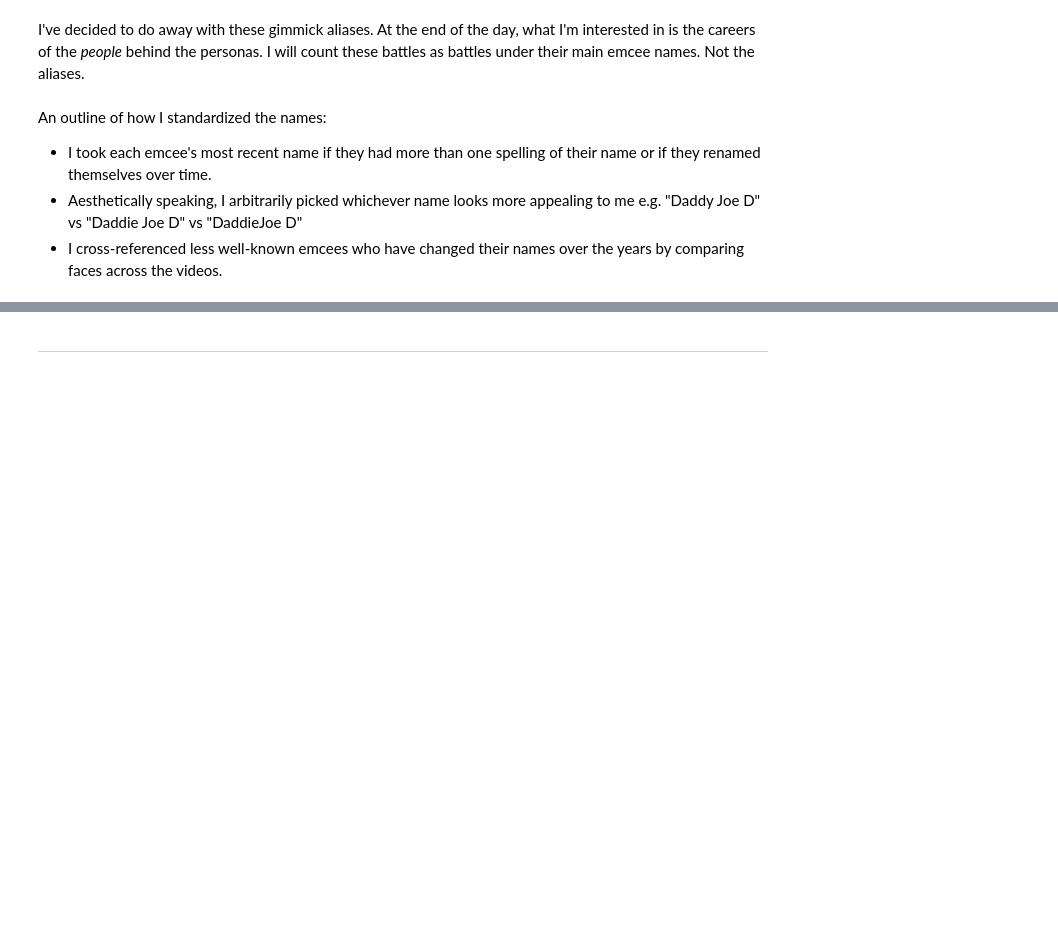
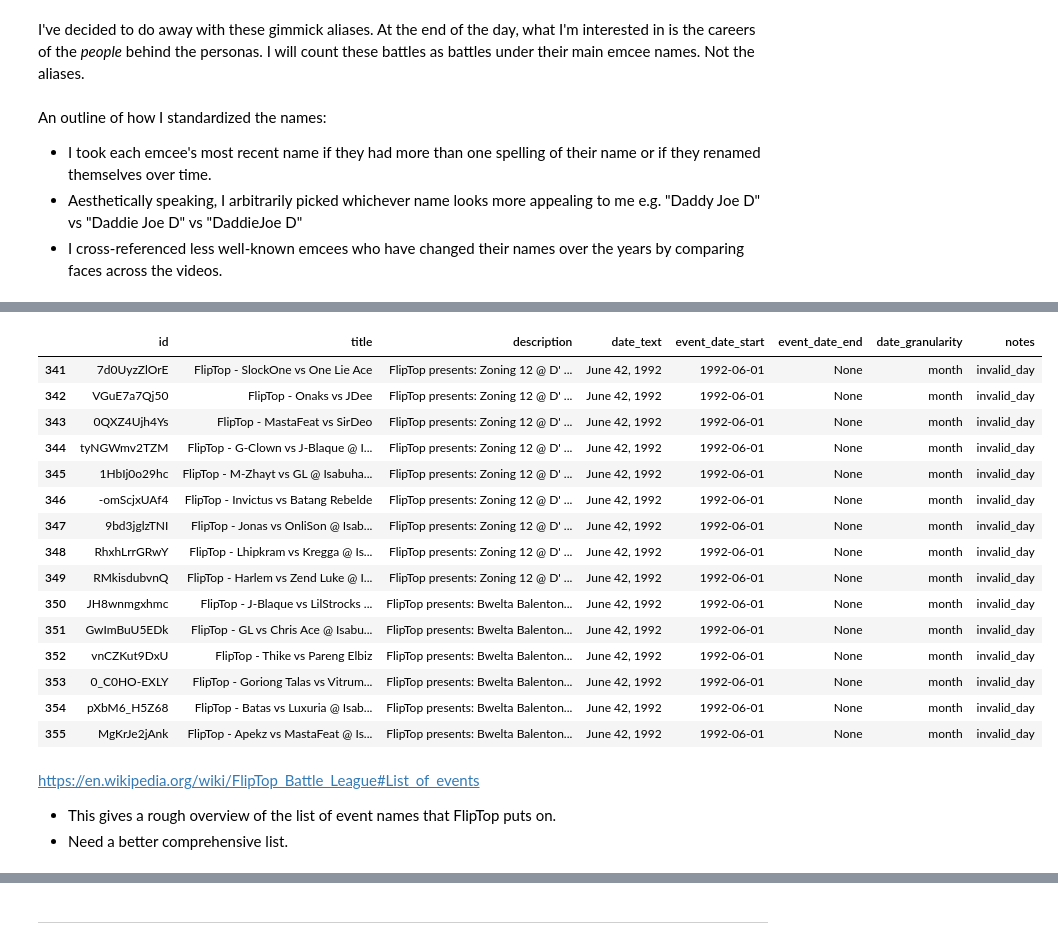
Before and after one commit to russluber/fliptop-analysis, a Jupyter notebook: notebooks/eda.ipynb, the cells around one changed output, grey strips where cells are left out. Cells and saved outputs as stored; diff of their text form; code cells hidden in the pictures; blank space fills up the shorter version.

```diff
--- a/notebooks/eda.ipynb
+++ b/notebooks/eda.ipynb
@@ -963,0 +1149,2 @@ with_matches
+# %%
+battles_with_meta = extract_event_meta_from_df(with_matches)
@@ -963,0 +1166,30 @@ with_matches
+# %%
+# review only the rows where the parser had to degrade
+review = battles_with_meta[battles_with_meta["notes"].fillna("").str.contains("invalid_day")]
+cols = [
+    "id", "title", "description",
+    "date_text", "event_date_start", "event_date_end",
+    "date_granularity", "notes"
+]
+review[cols].head(20)
+# %% [output]
+|  | id | title | description | date_text | event_date_start | event_date_end | date_granularity | notes |
+| 341 | 7d0UyzZlOrE | FlipTop - SlockOne vs One Lie Ace | FlipTop presents: Zoning 12 @ D' ... | June 42, 1992 | 1992-06-01 | None | month | invalid_day |
+| 342 | VGuE7a7Qj50 | FlipTop - Onaks vs JDee | FlipTop presents: Zoning 12 @ D' ... | June 42, 1992 | 1992-06-01 | None | month | invalid_day |
+| 343 | 0QXZ4Ujh4Ys | FlipTop - MastaFeat vs SirDeo | FlipTop presents: Zoning 12 @ D' ... | June 42, 1992 | 1992-06-01 | None | month | invalid_day |
+| 344 | tyNGWmv2TZM | FlipTop - G-Clown vs J-Blaque @ I... | FlipTop presents: Zoning 12 @ D' ... | June 42, 1992 | 1992-06-01 | None | month | invalid_day |
+| 345 | 1HbIj0o29hc | FlipTop - M-Zhayt vs GL @ Isabuha... | FlipTop presents: Zoning 12 @ D' ... | June 42, 1992 | 1992-06-01 | None | month | invalid_day |
+| 346 | -omScjxUAf4 | FlipTop - Invictus vs Batang Rebelde | FlipTop presents: Zoning 12 @ D' ... | June 42, 1992 | 1992-06-01 | None | month | invalid_day |
+| 347 | 9bd3jglzTNI | FlipTop - Jonas vs OnliSon @ Isab... | FlipTop presents: Zoning 12 @ D' ... | June 42, 1992 | 1992-06-01 | None | month | invalid_day |
+| 348 | RhxhLrrGRwY | FlipTop - Lhipkram vs Kregga @ Is... | FlipTop presents: Zoning 12 @ D' ... | June 42, 1992 | 1992-06-01 | None | month | invalid_day |
+| 349 | RMkisdubvnQ | FlipTop - Harlem vs Zend Luke @ I... | FlipTop presents: Zoning 12 @ D' ... | June 42, 1992 | 1992-06-01 | None | month | invalid_day |
+| 350 | JH8wnmgxhmc | FlipTop - J-Blaque vs LilStrocks ... | FlipTop presents: Bwelta Balenton... | June 42, 1992 | 1992-06-01 | None | month | invalid_day |
+| 351 | GwImBuU5EDk | FlipTop - GL vs Chris Ace @ Isabu... | FlipTop presents: Bwelta Balenton... | June 42, 1992 | 1992-06-01 | None | month | invalid_day |
+| 352 | vnCZKut9DxU | FlipTop - Thike vs Pareng Elbiz | FlipTop presents: Bwelta Balenton... | June 42, 1992 | 1992-06-01 | None | month | invalid_day |
+| 353 | 0_C0HO-EXLY | FlipTop - Goriong Talas vs Vitrum... | FlipTop presents: Bwelta Balenton... | June 42, 1992 | 1992-06-01 | None | month | invalid_day |
+| 354 | pXbM6_H5Z68 | FlipTop - Batas vs Luxuria @ Isab... | FlipTop presents: Bwelta Balenton... | June 42, 1992 | 1992-06-01 | None | month | invalid_day |
+| 355 | MgKrJe2jAnk | FlipTop - Apekz vs MastaFeat @ Is... | FlipTop presents: Bwelta Balenton... | June 42, 1992 | 1992-06-01 | None | month | invalid_day |
+# %% [markdown]
+https://en.wikipedia.org/wiki/FlipTop_Battle_League#List_of_events
+- This gives a rough overview of the list of event names that FlipTop puts on.
+- Need a better comprehensive list.
```
Also changed, not shown: parts of 5 cells of this notebook.
